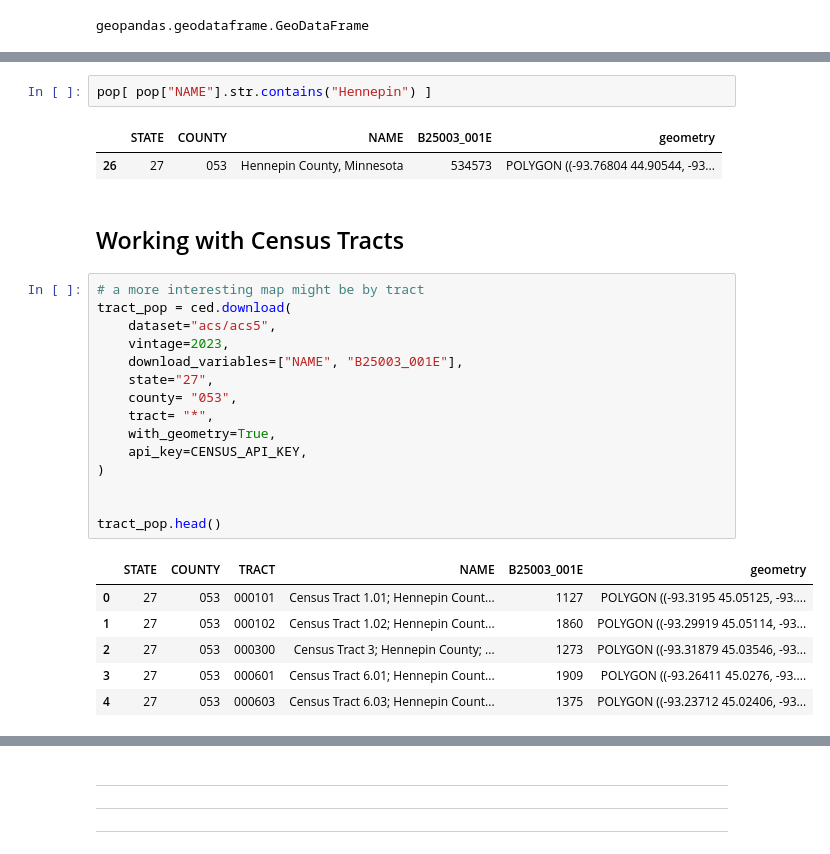
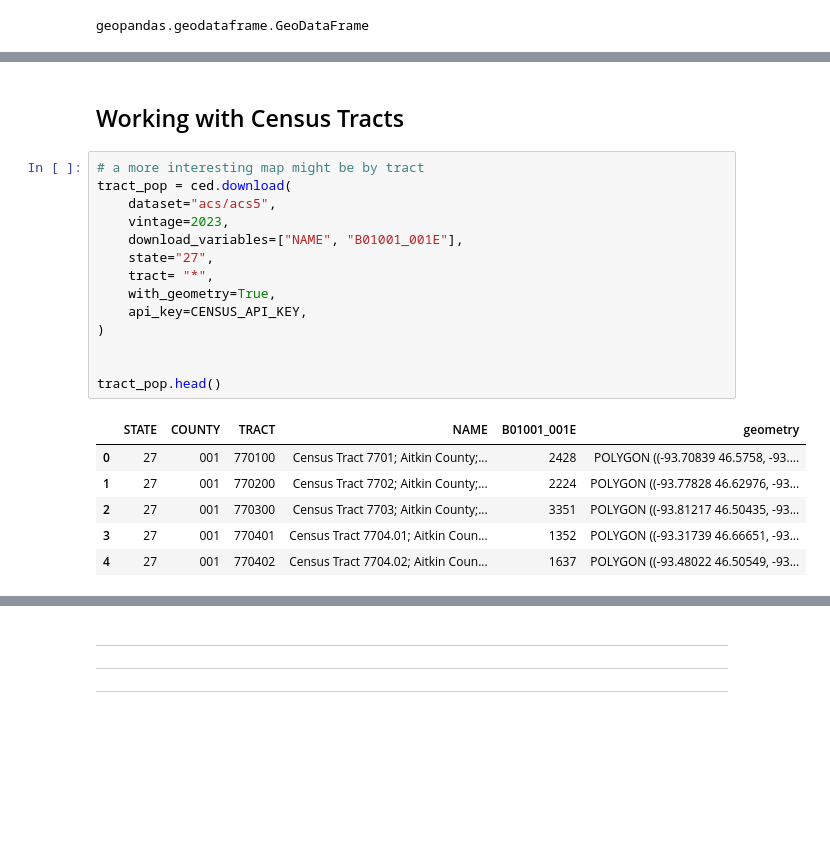
Before and after one commit to scottpham/NICAR25-CensusDIS-how-to, a Jupyter notebook: completed_notebooks/1_basic_map.ipynb, the cells around one changed output, grey strips where cells are left out. Saved outputs shown, nothing was run; the diff lists cells and outputs as text; blank space fills up the shorter version.

```diff
--- a/completed_notebooks/1_basic_map.ipynb
+++ b/completed_notebooks/1_basic_map.ipynb
@@ -55,32 +55,26 @@ pop.plot(
-# %%
-pop[ pop["NAME"].str.contains("Hennepin") ]
-# %% [output]
-|  | STATE | COUNTY | NAME | B25003_001E | geometry |
-| 26 | 27 | 053 | Hennepin County, Minnesota | 534573 | POLYGON ((-93.76804 44.90544, -93... |
 # %% [markdown]
 ## Working with Census Tracts
 # %%
 # a more interesting map might be by tract
 tract_pop = ced.download(
     dataset="acs/acs5",
     vintage=2023,
-    download_variables=["NAME", "B25003_001E"],
+    download_variables=["NAME", "B01001_001E"],
     state="27",
-    county= "053",
     tract= "*",
     with_geometry=True,
     api_key=CENSUS_API_KEY,
 )
 
 
 tract_pop.head()
 # %% [output]
-|  | STATE | COUNTY | TRACT | NAME | B25003_001E | geometry |
-| 0 | 27 | 053 | 000101 | Census Tract 1.01; Hennepin Count... | 1127 | POLYGON ((-93.3195 45.05125, -93.... |
-| 1 | 27 | 053 | 000102 | Census Tract 1.02; Hennepin Count... | 1860 | POLYGON ((-93.29919 45.05114, -93... |
-| 2 | 27 | 053 | 000300 | Census Tract 3; Hennepin County; ... | 1273 | POLYGON ((-93.31879 45.03546, -93... |
-| 3 | 27 | 053 | 000601 | Census Tract 6.01; Hennepin Count... | 1909 | POLYGON ((-93.26411 45.0276, -93.... |
-| 4 | 27 | 053 | 000603 | Census Tract 6.03; Hennepin Count... | 1375 | POLYGON ((-93.23712 45.02406, -93... |
+|  | STATE | COUNTY | TRACT | NAME | B01001_001E | geometry |
+| 0 | 27 | 001 | 770100 | Census Tract 7701; Aitkin County;... | 2428 | POLYGON ((-93.70839 46.5758, -93.... |
+| 1 | 27 | 001 | 770200 | Census Tract 7702; Aitkin County;... | 2224 | POLYGON ((-93.77828 46.62976, -93... |
+| 2 | 27 | 001 | 770300 | Census Tract 7703; Aitkin County;... | 3351 | POLYGON ((-93.81217 46.50435, -93... |
+| 3 | 27 | 001 | 770401 | Census Tract 7704.01; Aitkin Coun... | 1352 | POLYGON ((-93.31739 46.66651, -93... |
+| 4 | 27 | 001 | 770402 | Census Tract 7704.02; Aitkin Coun... | 1637 | POLYGON ((-93.48022 46.50549, -93... |
 # %%
 # visualizing all tracts
 tract_pop.plot(
```
Also changed, not shown: parts of 4 cells of this notebook, 6 other files.
